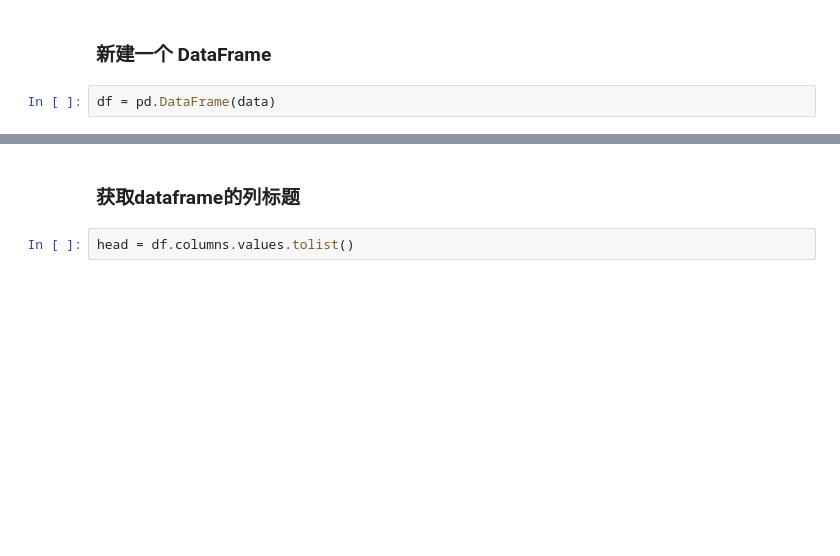
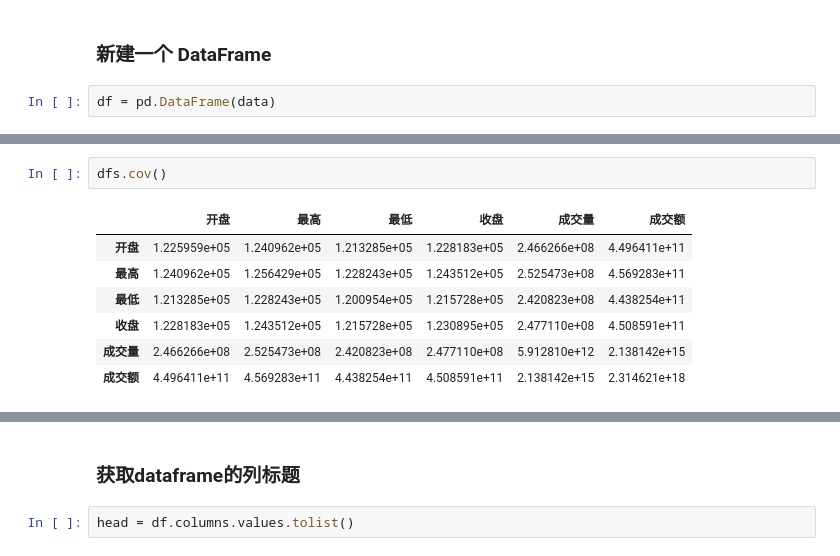
Before and after one commit to ExcelYeh/python_pandas_2, a Jupyter notebook: data/lab1/lab1.ipynb, the cells around one changed output, grey strips where cells are left out. Saved outputs shown, nothing was run; the diff lists cells and outputs as text; blank space fills up the shorter version.

```diff
--- a/data/lab1/lab1.ipynb
+++ b/data/lab1/lab1.ipynb
@@ -16,0 +39,10 @@ df = pd.DataFrame(data)
+# %%
+dfs.cov()
+# %% [output]
+|  | 开盘 | 最高 | 最低 | 收盘 | 成交量 | 成交额 |
+| 开盘 | 1.225959e+05 | 1.240962e+05 | 1.213285e+05 | 1.228183e+05 | 2.466266e+08 | 4.496411e+11 |
+| 最高 | 1.240962e+05 | 1.256429e+05 | 1.228243e+05 | 1.243512e+05 | 2.525473e+08 | 4.569283e+11 |
+| 最低 | 1.213285e+05 | 1.228243e+05 | 1.200954e+05 | 1.215728e+05 | 2.420823e+08 | 4.438254e+11 |
+| 收盘 | 1.228183e+05 | 1.243512e+05 | 1.215728e+05 | 1.230895e+05 | 2.477110e+08 | 4.508591e+11 |
+| 成交量 | 2.466266e+08 | 2.525473e+08 | 2.420823e+08 | 2.477110e+08 | 5.912810e+12 | 2.138142e+15 |
+| 成交额 | 4.496411e+11 | 4.569283e+11 | 4.438254e+11 | 4.508591e+11 | 2.138142e+15 | 2.314621e+18 |
```
Also changed, not shown: parts of 16 cells of this notebook, 11 other files.
